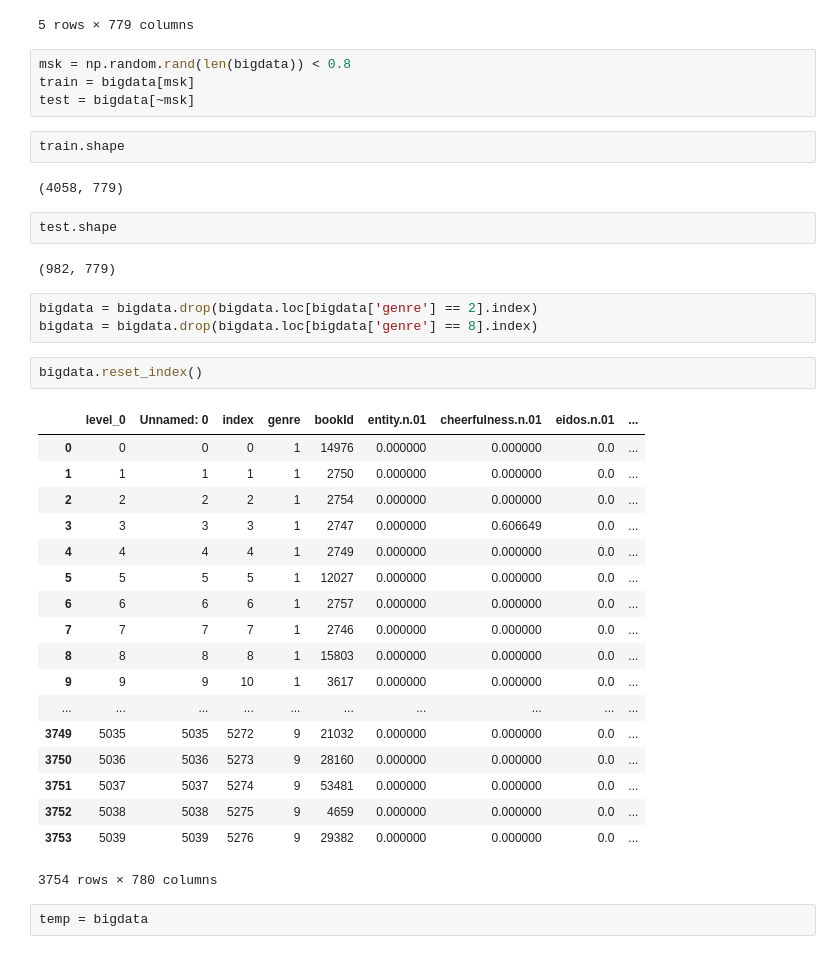
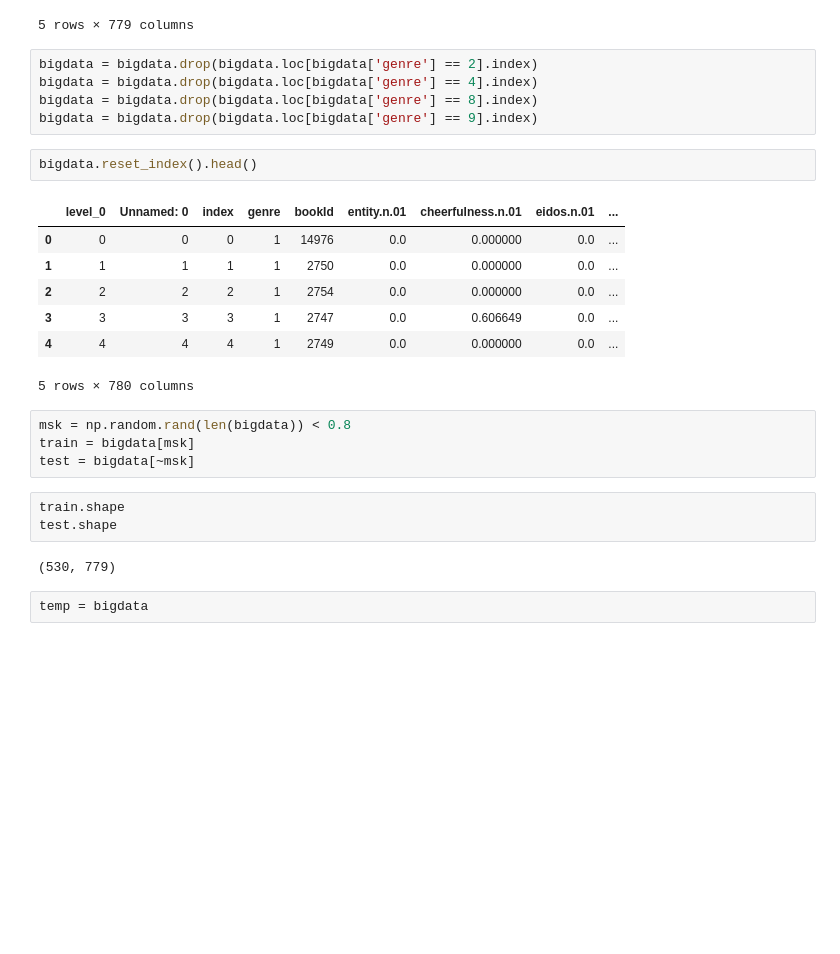
Before and after one commit to abhijeetchauhan/GenreClassification, a Jupyter notebook: PCA and Modeling.ipynb, the cells around one changed output. Saved outputs shown, nothing was run; the diff lists cells and outputs as text; blank space fills up the shorter version.

```diff
--- a/PCA and Modeling.ipynb
+++ b/PCA and Modeling.ipynb
@@ -19,42 +23,30 @@ bigdata.head()
 | 3 | 3 | 3 | 1 | 2747 | 0.0 | 0.606649 | 0.0 | 0.0 | ... |
 | 4 | 4 | 4 | 1 | 2749 | 0.0 | 0.000000 | 0.0 | 0.0 | ... |
 5 rows × 779 columns
+# %%
+bigdata = bigdata.drop(bigdata.loc[bigdata['genre'] == 2].index)
+bigdata = bigdata.drop(bigdata.loc[bigdata['genre'] == 4].index)
+bigdata = bigdata.drop(bigdata.loc[bigdata['genre'] == 8].index)
+bigdata = bigdata.drop(bigdata.loc[bigdata['genre'] == 9].index)
+# %%
+bigdata.reset_index().head()
+# %% [output]
+|  | level_0 | Unnamed: 0 | index | genre | bookId | entity.n.01 | cheerfulness.n.01 | eidos.n.01 | ... |
+| 0 | 0 | 0 | 0 | 1 | 14976 | 0.0 | 0.000000 | 0.0 | ... |
+| 1 | 1 | 1 | 1 | 1 | 2750 | 0.0 | 0.000000 | 0.0 | ... |
+| 2 | 2 | 2 | 2 | 1 | 2754 | 0.0 | 0.000000 | 0.0 | ... |
+| 3 | 3 | 3 | 3 | 1 | 2747 | 0.0 | 0.606649 | 0.0 | ... |
+| 4 | 4 | 4 | 4 | 1 | 2749 | 0.0 | 0.000000 | 0.0 | ... |
+5 rows × 780 columns
 # %%
 msk = np.random.rand(len(bigdata)) < 0.8
 train = bigdata[msk]
 test = bigdata[~msk]
 # %%
 train.shape
+test.shape
 # %% [output]
-(4058, 779)
+(530, 779)
-# %%
-test.shape
-# %% [output]
-(982, 779)
-# %%
-bigdata = bigdata.drop(bigdata.loc[bigdata['genre'] == 2].index)
-bigdata = bigdata.drop(bigdata.loc[bigdata['genre'] == 8].index)
-# %%
-bigdata.reset_index()
-# %% [output]
-|  | level_0 | Unnamed: 0 | index | genre | bookId | entity.n.01 | cheerfulness.n.01 | eidos.n.01 | ... |
-| 0 | 0 | 0 | 0 | 1 | 14976 | 0.000000 | 0.000000 | 0.0 | ... |
-| 1 | 1 | 1 | 1 | 1 | 2750 | 0.000000 | 0.000000 | 0.0 | ... |
-| 2 | 2 | 2 | 2 | 1 | 2754 | 0.000000 | 0.000000 | 0.0 | ... |
-| 3 | 3 | 3 | 3 | 1 | 2747 | 0.000000 | 0.606649 | 0.0 | ... |
-| 4 | 4 | 4 | 4 | 1 | 2749 | 0.000000 | 0.000000 | 0.0 | ... |
-| 5 | 5 | 5 | 5 | 1 | 12027 | 0.000000 | 0.000000 | 0.0 | ... |
-| 6 | 6 | 6 | 6 | 1 | 2757 | 0.000000 | 0.000000 | 0.0 | ... |
-| 7 | 7 | 7 | 7 | 1 | 2746 | 0.000000 | 0.000000 | 0.0 | ... |
-| 8 | 8 | 8 | 8 | 1 | 15803 | 0.000000 | 0.000000 | 0.0 | ... |
-| 9 | 9 | 9 | 10 | 1 | 3617 | 0.000000 | 0.000000 | 0.0 | ... |
-| ... | ... | ... | ... | ... | ... | ... | ... | ... | ... |
-| 3749 | 5035 | 5035 | 5272 | 9 | 21032 | 0.000000 | 0.000000 | 0.0 | ... |
-| 3750 | 5036 | 5036 | 5273 | 9 | 28160 | 0.000000 | 0.000000 | 0.0 | ... |
-| 3751 | 5037 | 5037 | 5274 | 9 | 53481 | 0.000000 | 0.000000 | 0.0 | ... |
-| 3752 | 5038 | 5038 | 5275 | 9 | 4659 | 0.000000 | 0.000000 | 0.0 | ... |
-| 3753 | 5039 | 5039 | 5276 | 9 | 29382 | 0.000000 | 0.000000 | 0.0 | ... |
-3754 rows × 780 columns
 # %%
 temp = bigdata
 # %%
```
Also changed, not shown: parts of 20 cells of this notebook.
